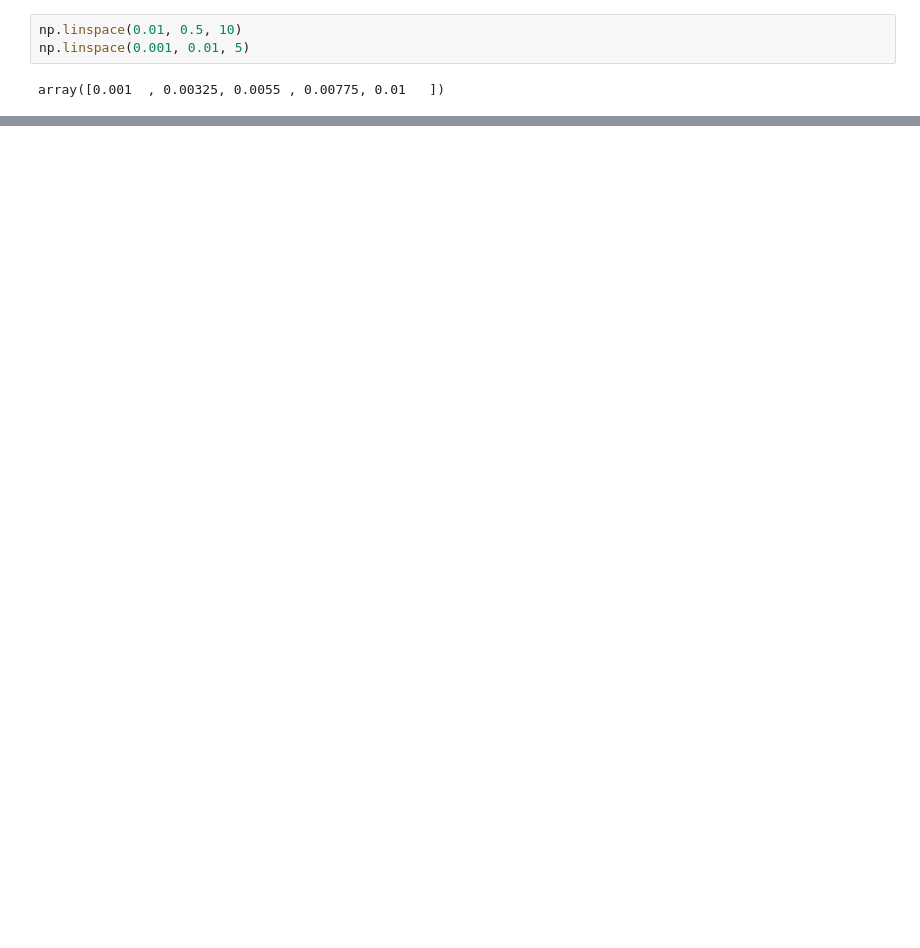
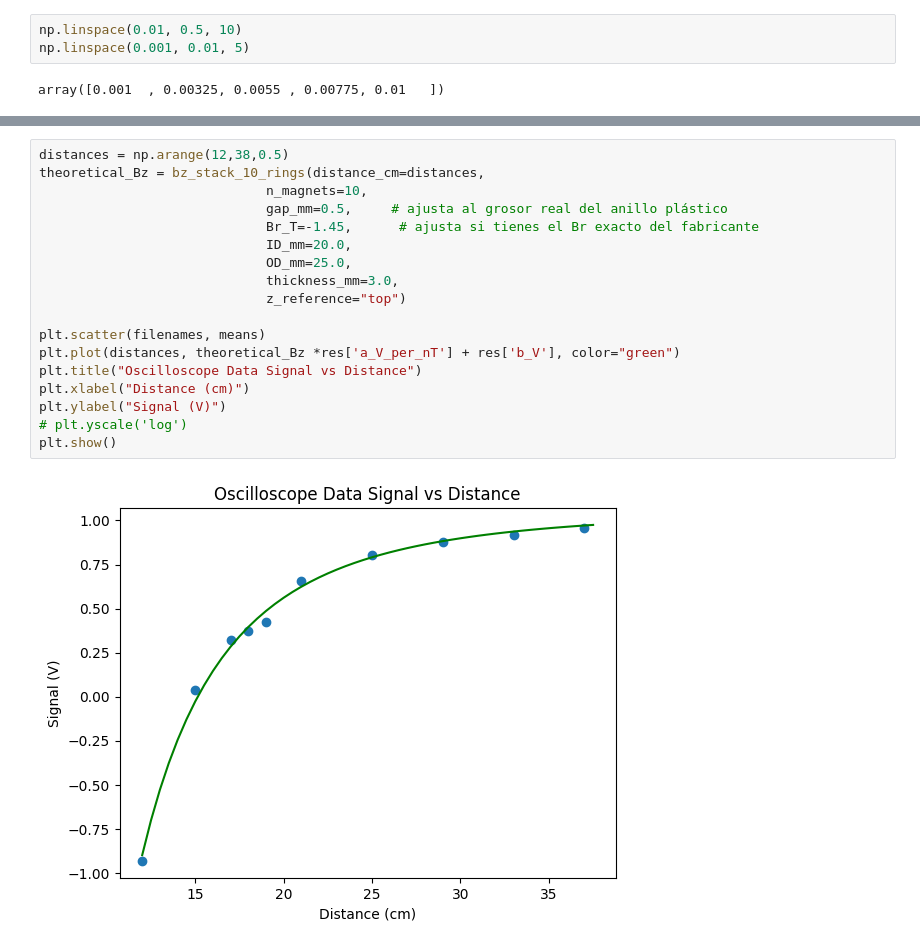
Before and after one commit to jjavierf64/MQST_Projects, a Jupyter notebook: AQL/calcs.ipynb, the cells around one changed output, grey strips where cells are left out. Cells and saved outputs as stored; diff of their text form; blank space fills up the shorter version.

```diff
--- a/AQL/calcs.ipynb
+++ b/AQL/calcs.ipynb
@@ -200,0 +450,20 @@ plt.show()
+# %%
+distances = np.arange(12,38,0.5)
+theoretical_Bz = bz_stack_10_rings(distance_cm=distances,
+                             n_magnets=10,
+                             gap_mm=0.5,     # ajusta al grosor real del anillo plástico
+                             Br_T=-1.45,      # ajusta si tienes el Br exacto del fabricante
+                             ID_mm=20.0,
+                             OD_mm=25.0,
+                             thickness_mm=3.0,
+                             z_reference="top")
+
+plt.scatter(filenames, means)
+plt.plot(distances, theoretical_Bz *res['a_V_per_nT'] + res['b_V'], color="green")
+plt.title("Oscilloscope Data Signal vs Distance")
+plt.xlabel("Distance (cm)")
+plt.ylabel("Signal (V)")
+# plt.yscale('log')
+plt.show()
+# %% [output]
+[figure, added]
```
Also changed, not shown: parts of 12 cells of this notebook, 6 other files.
